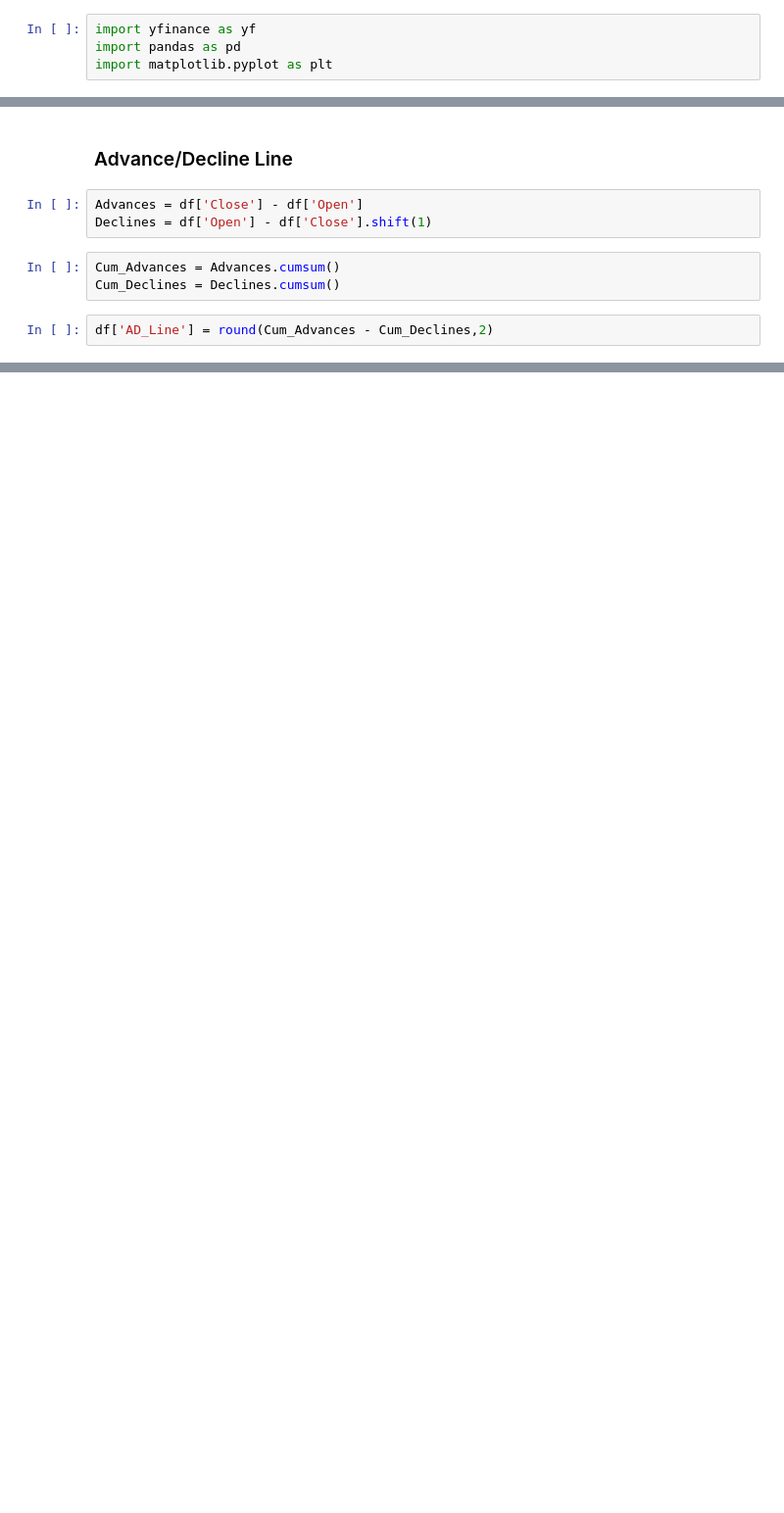
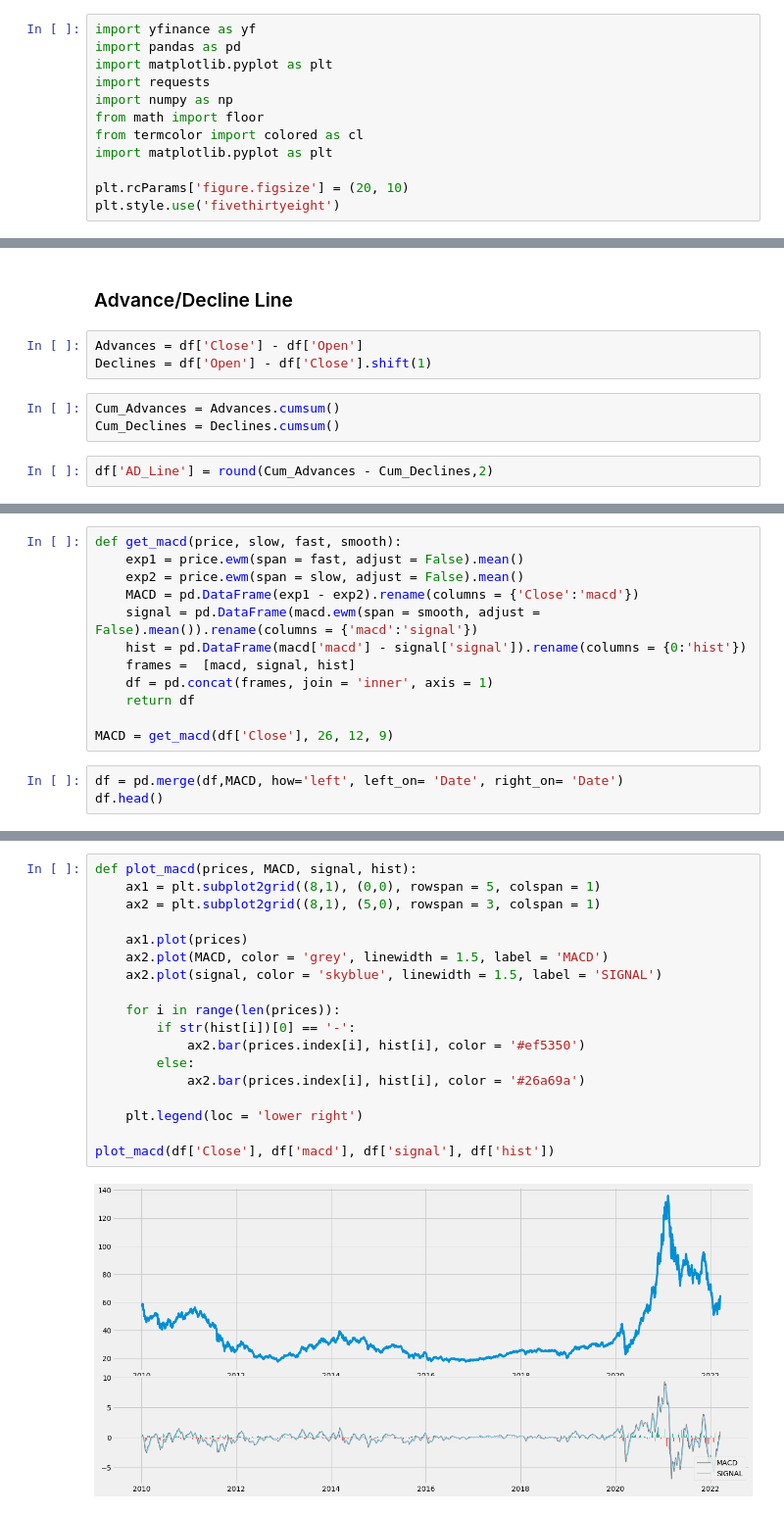
Before and after one commit to SanjulaMeneripitiya/A-Random-Forests-Approach-to-Predicting-Clean-Energy-Stock-Prices---Rebid, a Jupyter notebook: A Random Forests Approach to Predicting Clean Energy Stock Prices - Rebid.ipynb, the cells around one changed output, grey strips where cells are left out. Shown: that part at 98% size. Cells and saved outputs as stored; diff of their text form; blank space fills up the shorter version.

```diff
--- a/A Random Forests Approach to Predicting Clean Energy Stock Prices - Rebid.ipynb
+++ b/A Random Forests Approach to Predicting Clean Energy Stock Prices - Rebid.ipynb
@@ -2,6 +2,14 @@
 import yfinance as yf
 import pandas as pd
 import matplotlib.pyplot as plt
+import requests
+import numpy as np
+from math import floor
+from termcolor import colored as cl
+import matplotlib.pyplot as plt
+
+plt.rcParams['figure.figsize'] = (20, 10)
+plt.style.use('fivethirtyeight')
 # %%
 data = yf.download("PBW", start="2010-01-01", end="2022-03-19")
 # %% [output]
@@ -85,0 +96,15 @@ df.head()
+# %%
+def get_macd(price, slow, fast, smooth):
+    exp1 = price.ewm(span = fast, adjust = False).mean()
+    exp2 = price.ewm(span = slow, adjust = False).mean()
+    MACD = pd.DataFrame(exp1 - exp2).rename(columns = {'Close':'macd'})
+    signal = pd.DataFrame(macd.ewm(span = smooth, adjust = False).mean()).rename(columns = {'macd':'signal'})
+    hist = pd.DataFrame(macd['macd'] - signal['signal']).rename(columns = {0:'hist'})
+    frames =  [macd, signal, hist]
+    df = pd.concat(frames, join = 'inner', axis = 1)
+    return df
+
+MACD = get_macd(df['Close'], 26, 12, 9)
+# %%
+df = pd.merge(df,MACD, how='left', left_on= 'Date', right_on= 'Date')
+df.head()
@@ -85,0 +119,20 @@ df.head()
+# %%
+def plot_macd(prices, MACD, signal, hist):
+    ax1 = plt.subplot2grid((8,1), (0,0), rowspan = 5, colspan = 1)
+    ax2 = plt.subplot2grid((8,1), (5,0), rowspan = 3, colspan = 1)
+
+    ax1.plot(prices)
+    ax2.plot(MACD, color = 'grey', linewidth = 1.5, label = 'MACD')
+    ax2.plot(signal, color = 'skyblue', linewidth = 1.5, label = 'SIGNAL')
+
+    for i in range(len(prices)):
+        if str(hist[i])[0] == '-':
+            ax2.bar(prices.index[i], hist[i], color = '#ef5350')
+        else:
+            ax2.bar(prices.index[i], hist[i], color = '#26a69a')
+
+    plt.legend(loc = 'lower right')
+
+plot_macd(df['Close'], df['macd'], df['signal'], df['hist'])
+# %% [output]
+[figure, added]
```
Also changed, not shown: parts of 6 cells of this notebook.
